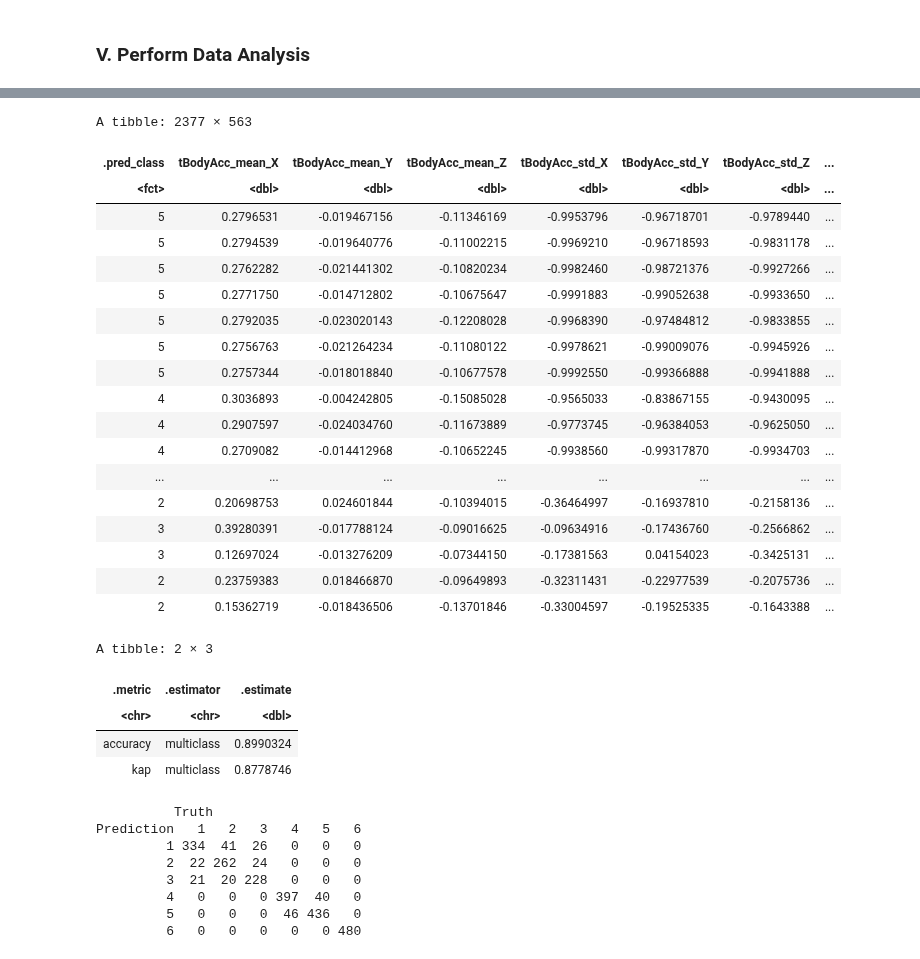
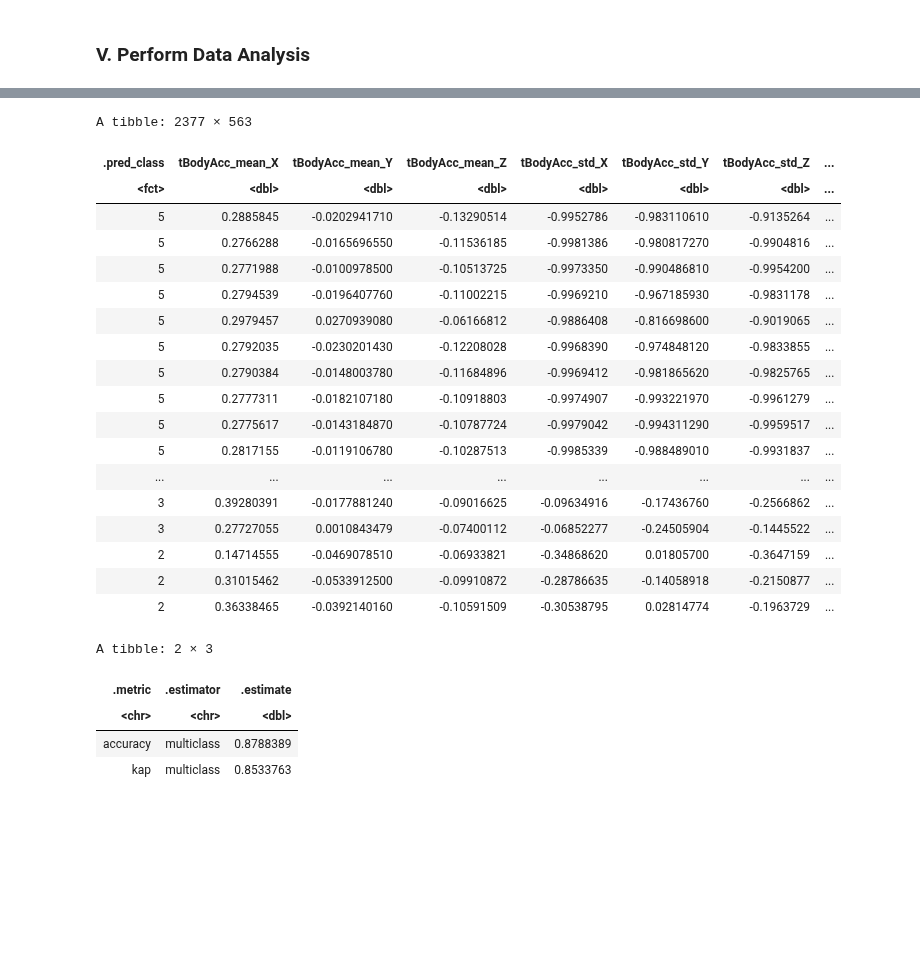
Before and after one commit to eleahj/dsci_project, a Jupyter notebook: human_activities.ipynb, the cells around one changed output, grey strips where cells are left out. Saved outputs shown, nothing was run; the diff lists cells and outputs as text; code cells hidden in the pictures; blank space fills up the shorter version.

Commit message:
edited data analysis ~ 88% accuracy
check reproducibility

```diff
--- a/human_activities.ipynb
+++ b/human_activities.ipynb
@@ -384,28 +416,14 @@ Table: Number of observations for each activity
 # %%
-# Activity Labels
-#1 WALKING
-#2 WALKING_UPSTAIRS
-#3 WALKING_DOWNSTAIRS
-#4 SITTING
-#5 STANDING
-#6 LAYING
-
-#Create KNN model using K = 3
-knn_spec <- nearest_neighbor(weight_func = "rectangular", neighbors = 3) %>%
+#Create new KNN model using K = 6
+knn_spec_new <- nearest_neighbor(weight_func = "rectangular", neighbors = 6) %>%
   set_engine("kknn") %>%
   set_mode("classification")
-knn_spec
-
-#Create recipe (scaling needed with new predictors)
-recipe <- recipe(activity_label ~. , data = training_subset) %>%
-  step_center(all_predictors()) %>%
-  step_scale(all_predictors())
-recipe
+knn_spec_new
 
 #Create workflow
 knn_fit <- workflow() %>%
   add_recipe(recipe) %>%
-  add_model(knn_spec) %>%
+  add_model(knn_spec_new) %>%
   fit(data = training_subset)
 knn_fit
 # %% [output]
@@ -456,44 +462,30 @@ activity_predictions
 A tibble: 2377 × 563
 | .pred_class | tBodyAcc_mean_X | tBodyAcc_mean_Y | tBodyAcc_mean_Z | tBodyAcc_std_X | tBodyAcc_std_Y | tBodyAcc_std_Z | ... |
 | <fct> | <dbl> | <dbl> | <dbl> | <dbl> | <dbl> | <dbl> | ... |
-| 5 | 0.2796531 | -0.019467156 | -0.11346169 | -0.9953796 | -0.96718701 | -0.9789440 | ... |
-| 5 | 0.2794539 | -0.019640776 | -0.11002215 | -0.9969210 | -0.96718593 | -0.9831178 | ... |
-| 5 | 0.2762282 | -0.021441302 | -0.10820234 | -0.9982460 | -0.98721376 | -0.9927266 | ... |
-| 5 | 0.2771750 | -0.014712802 | -0.10675647 | -0.9991883 | -0.99052638 | -0.9933650 | ... |
-| 5 | 0.2792035 | -0.023020143 | -0.12208028 | -0.9968390 | -0.97484812 | -0.9833855 | ... |
-| 5 | 0.2756763 | -0.021264234 | -0.11080122 | -0.9978621 | -0.99009076 | -0.9945926 | ... |
-| 5 | 0.2757344 | -0.018018840 | -0.10677578 | -0.9992550 | -0.99366888 | -0.9941888 | ... |
-| 4 | 0.3036893 | -0.004242805 | -0.15085028 | -0.9565033 | -0.83867155 | -0.9430095 | ... |
-| 4 | 0.2907597 | -0.024034760 | -0.11673889 | -0.9773745 | -0.96384053 | -0.9625050 | ... |
-| 4 | 0.2709082 | -0.014412968 | -0.10652245 | -0.9938560 | -0.99317870 | -0.9934703 | ... |
+| 5 | 0.2885845 | -0.0202941710 | -0.13290514 | -0.9952786 | -0.983110610 | -0.9135264 | ... |
+| 5 | 0.2766288 | -0.0165696550 | -0.11536185 | -0.9981386 | -0.980817270 | -0.9904816 | ... |
+| 5 | 0.2771988 | -0.0100978500 | -0.10513725 | -0.9973350 | -0.990486810 | -0.9954200 | ... |
+| 5 | 0.2794539 | -0.0196407760 | -0.11002215 | -0.9969210 | -0.967185930 | -0.9831178 | ... |
+| 5 | 0.2979457 | 0.0270939080 | -0.06166812 | -0.9886408 | -0.816698600 | -0.9019065 | ... |
+| 5 | 0.2792035 | -0.0230201430 | -0.12208028 | -0.9968390 | -0.974848120 | -0.9833855 | ... |
+| 5 | 0.2790384 | -0.0148003780 | -0.11684896 | -0.9969412 | -0.981865620 | -0.9825765 | ... |
+| 5 | 0.2777311 | -0.0182107180 | -0.10918803 | -0.9974907 | -0.993221970 | -0.9961279 | ... |
+| 5 | 0.2775617 | -0.0143184870 | -0.10787724 | -0.9979042 | -0.994311290 | -0.9959517 | ... |
+| 5 | 0.2817155 | -0.0119106780 | -0.10287513 | -0.9985339 | -0.988489010 | -0.9931837 | ... |
 | ... | ... | ... | ... | ... | ... | ... | ... |
-| 2 | 0.20698753 | 0.024601844 | -0.10394015 | -0.36464997 | -0.16937810 | -0.2158136 | ... |
-| 3 | 0.39280391 | -0.017788124 | -0.09016625 | -0.09634916 | -0.17436760 | -0.2566862 | ... |
-| 3 | 0.12697024 | -0.013276209 | -0.07344150 | -0.17381563 | 0.04154023 | -0.3425131 | ... |
-| 2 | 0.23759383 | 0.018466870 | -0.09649893 | -0.32311431 | -0.22977539 | -0.2075736 | ... |
-| 2 | 0.15362719 | -0.018436506 | -0.13701846 | -0.33004597 | -0.19525335 | -0.1643388 | ... |
+| 3 | 0.39280391 | -0.0177881240 | -0.09016625 | -0.09634916 | -0.17436760 | -0.2566862 | ... |
+| 3 | 0.27727055 | 0.0010843479 | -0.07400112 | -0.06852277 | -0.24505904 | -0.1445522 | ... |
+| 2 | 0.14714555 | -0.0469078510 | -0.06933821 | -0.34868620 | 0.01805700 | -0.3647159 | ... |
+| 2 | 0.31015462 | -0.0533912500 | -0.09910872 | -0.28786635 | -0.14058918 | -0.2150877 | ... |
+| 2 | 0.36338465 | -0.0392140160 | -0.10591509 | -0.30538795 | 0.02814774 | -0.1963729 | ... |
 # %%
 #Classifier's Accuracy
 activity_prediction_accuracy <- activity_predictions %>%
         metrics(truth = activity_label, estimate = .pred_class)
 activity_prediction_accuracy
-
-
-#Confusion matrix
-activity_mat <- activity_predictions %>%
-      conf_mat(truth = activity_label, estimate = .pred_class)
-activity_mat
 # %% [output]
 A tibble: 2 × 3
 | .metric | .estimator | .estimate |
 | <chr> | <chr> | <dbl> |
-| accuracy | multiclass | 0.8990324 |
-| kap | multiclass | 0.8778746 |
+| accuracy | multiclass | 0.8788389 |
+| kap | multiclass | 0.8533763 |
-          Truth
-Prediction   1   2   3   4   5   6
-         1 334  41  26   0   0   0
-         2  22 262  24   0   0   0
-         3  21  20 228   0   0   0
-         4   0   0   0 397  40   0
-         5   0   0   0  46 436   0
-         6   0   0   0   0   0 480
```
Also changed, not shown: parts of 14 cells of this notebook.
